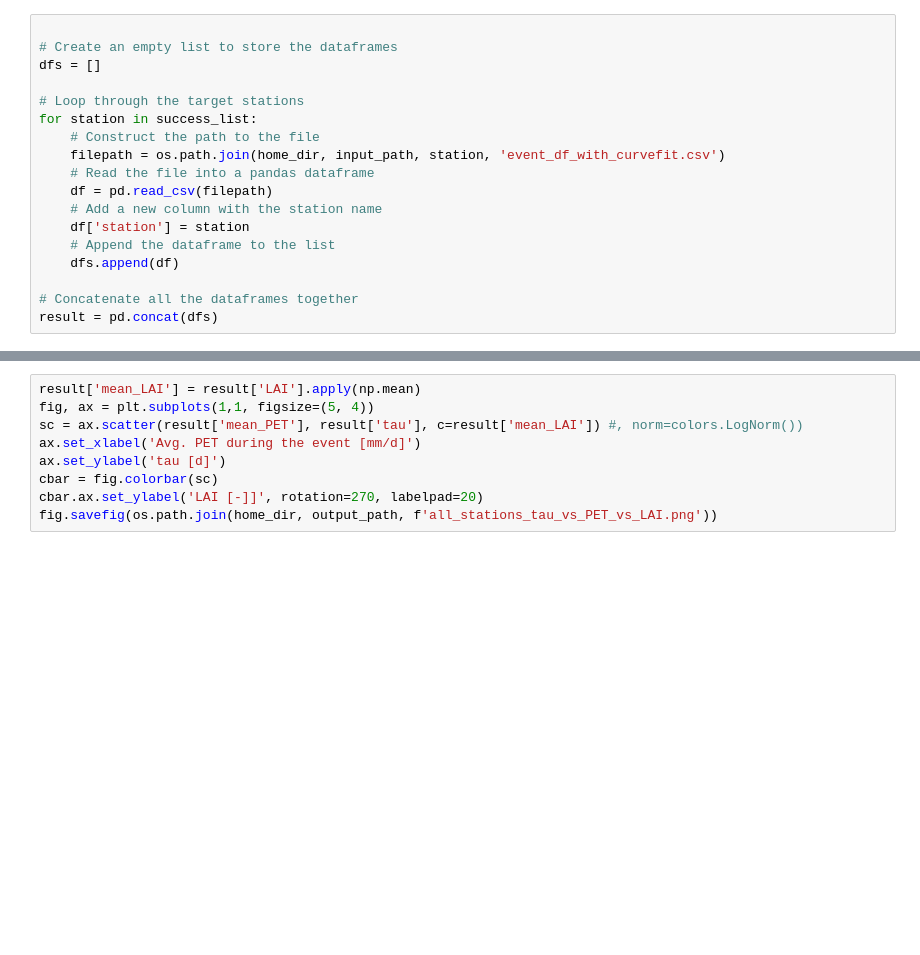
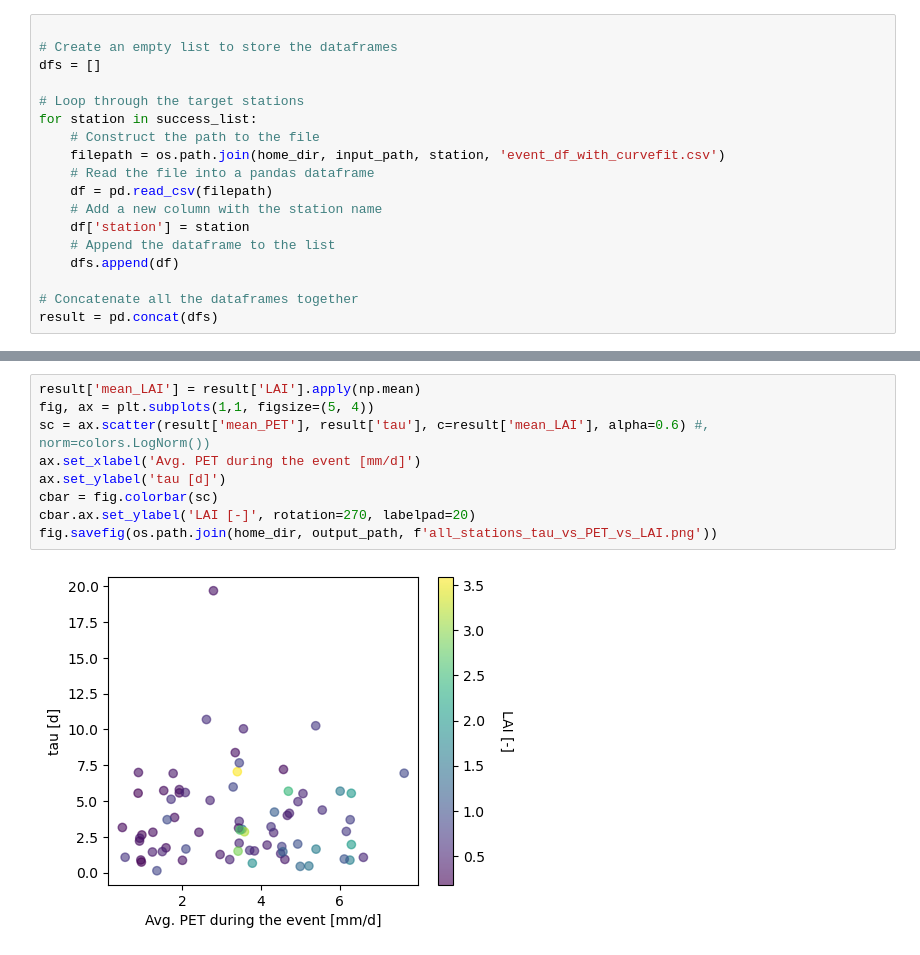
Before and after one commit to RY4GIT/SMSigxSMAP, a Jupyter notebook: 2_code_to_analyze/test_exp_model_from_pt_sample_concat_all_results.ipynb, the cells around one changed output, grey strips where cells are left out. Drawn from its saved outputs; the diff is of its cells as text; blank space fills up the shorter version.

```diff
--- a/2_code_to_analyze/test_exp_model_from_pt_sample_concat_all_results.ipynb
+++ b/2_code_to_analyze/test_exp_model_from_pt_sample_concat_all_results.ipynb
@@ -62,12 +73,14 @@ fig.savefig(os.path.join(home_dir, output_path, f'all_stations_tau_vs_PET.png'))
 # %%
 result['mean_LAI'] = result['LAI'].apply(np.mean)
 fig, ax = plt.subplots(1,1, figsize=(5, 4))
-sc = ax.scatter(result['mean_PET'], result['tau'], c=result['mean_LAI']) #, norm=colors.LogNorm())
+sc = ax.scatter(result['mean_PET'], result['tau'], c=result['mean_LAI'], alpha=0.6) #, norm=colors.LogNorm())
 ax.set_xlabel('Avg. PET during the event [mm/d]')
 ax.set_ylabel('tau [d]')
 cbar = fig.colorbar(sc)
-cbar.ax.set_ylabel('LAI [-]]', rotation=270, labelpad=20)
+cbar.ax.set_ylabel('LAI [-]', rotation=270, labelpad=20)
 fig.savefig(os.path.join(home_dir, output_path, f'all_stations_tau_vs_PET_vs_LAI.png'))
+# %% [output]
+[figure, added]
 # %%
 result['mean_NDVI'] = result['NDVI'].apply(np.mean)
 fig, ax = plt.subplots(1,1, figsize=(5, 4))
```
Also changed, not shown: parts of 5 cells of this notebook.
